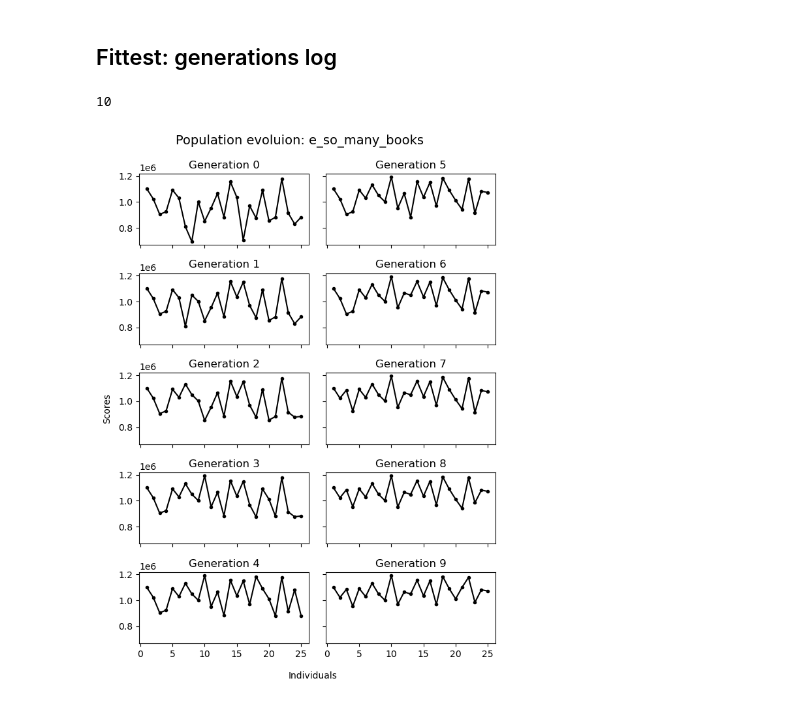
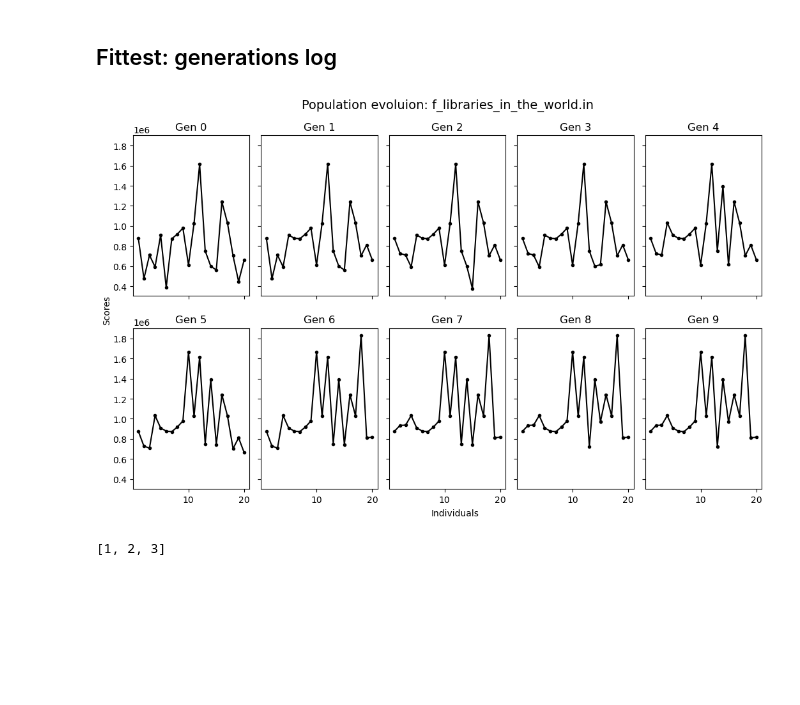
Before and after one commit to igor-diniz/MECD-AI, a Jupyter notebook: analysis/ga/results.ipynb, the cells around one changed output. Cells and saved outputs as stored; diff of their text form; code cells hidden in the pictures; blank space fills up the shorter version.

Commit message:
Compiled best individuals in table and plotted graph for "f"

```diff
--- a/analysis/ga/results.ipynb
+++ b/analysis/ga/results.ipynb
@@ -91,36 +79,33 @@ e_score_log = [[1100784, 1023414, 904772, 923950, 1092017, 1029425, 809310, 6940
-# %%
-e_gen_found = 3
-e_score_log = e_score_log[:10]
-# %% [output]
-10
 # %%
-# Visualizing: creating figure with 6 subplots (1 per band)
-fig_rows = 5
-fig_cols = 2
+# Visualizing: creating figure with 10 subplots
+file_score_log = f_score_log
+e_score_log = e_score_log[:10]
+title = f"Population evoluion: f_libraries_in_the_world.in"
+fig_rows = 2
+fig_cols = 5
 
 subplots_indexes = []
-for j in range(fig_cols):
-    for i in range(fig_rows):
-
+for i in range(fig_rows):
+    for j in range(fig_cols):
         subplots_indexes.append((i, j))
 
-fig, axs = plt.subplots(nrows=fig_rows, ncols=fig_cols, sharex=True, sharey=True, figsize=(7, 9))
+fig, axs = plt.subplots(nrows=fig_rows, ncols=fig_cols, sharex=True, sharey=True, figsize=(12, 7))
 
-for generation, (i, j) in zip(range(len(e_score_log)), subplots_indexes):
-    x = [individual for individual in range(1, len(e_score_log[generation])+1)]
-    y = e_score_log[generation]
+for generation, (i, j) in zip(range(len(file_score_log)), subplots_indexes):
+    x = [individual for individual in range(1, len(file_score_log[generation])+1)]
+    y = file_score_log[generation]
     axs[i, j].plot(x, y, '-ok', markersize=3)
-    axs[i, j].set_title(f"Generation {generation}")
+    axs[i, j].set_title(f"Gen {generation}")
 
 fig.text(0.5, 0.04, 'Individuals', ha='center')
 fig.text(0.04, 0.5, 'Scores', va='center', rotation='vertical')
-fig.text(0.2, 0.95, 'Population evoluion: e_so_many_books', size=14)
+fig.text(0.3, 0.95, title, size=14)
 
-plt.subplots_adjust(left=0.12,
+plt.subplots_adjust(left=0.08,
                    bottom=0.1,
-                    top=0.9,
+                    top=0.89,
                     wspace=0.1,
-                    hspace=0.4)
+                    hspace=0.2)
 plt.show()
 # %% [output]
-[figure, old version]
+[figure, new version]
@@ -126,0 +126,4 @@ plt.show()
+# %%
+nums1[0:m]
+# %% [output]
+[1, 2, 3]
```
Also changed, not shown: parts of 11 cells of this notebook, 2 other files.
